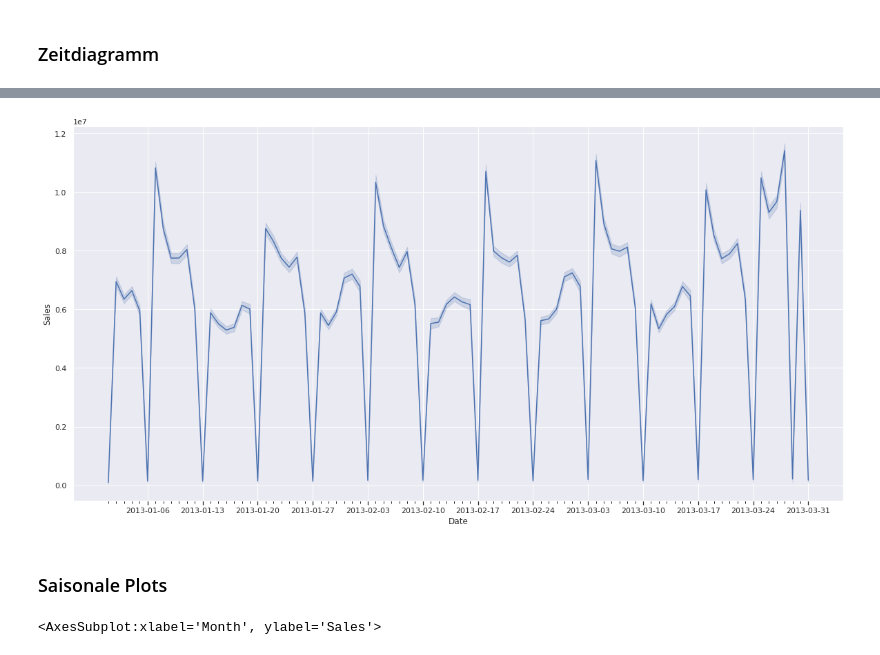
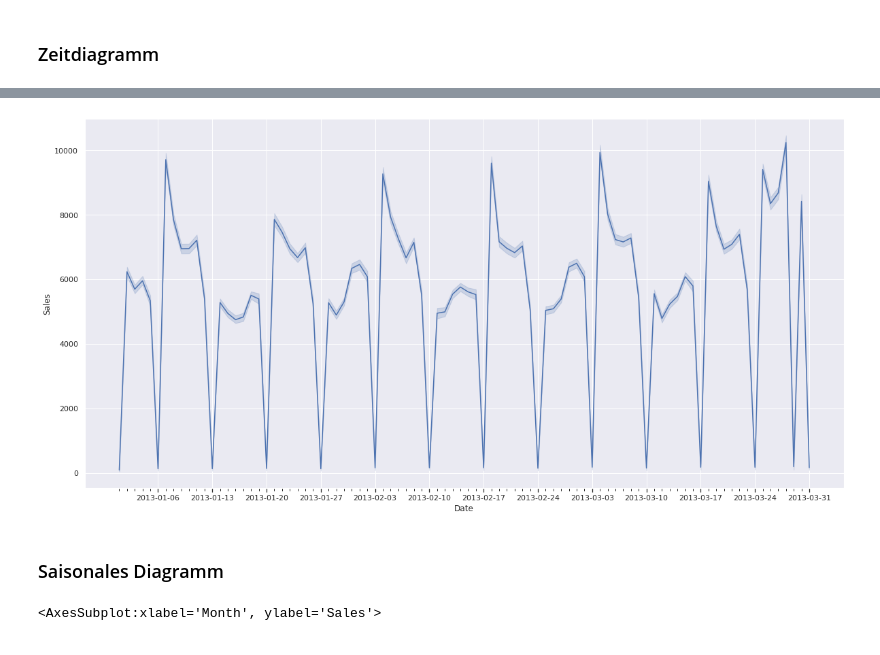
Before and after one commit to schemm/forecasting, a Jupyter notebook: RossmannStoreSales.ipynb, the cells around one changed output, grey strips where cells are left out. Drawn from its saved outputs; the diff is of its cells as text; code cells hidden in the pictures.

```diff
--- a/RossmannStoreSales.ipynb
+++ b/RossmannStoreSales.ipynb
@@ -150,14 +145,14 @@ sns.lineplot(x = 'Date', y = 'Sales', data = demand, estimator = 'sum')
 # %%
 data = demand.loc['2013-01':'2013-03']
-g = sns.lineplot(x = 'Date', y = 'Sales', data = data, estimator = 'sum')
+g = sns.lineplot(x = 'Date', y = 'Sales', data = data, estimator = 'mean')
 
 g.tick_params(which="both", bottom=True)
 _ = g.set_xticks(pd.date_range(start = data.index.min(), end = data.index.max(), freq = 'W'), minor = False)
 _ = g.set_xticks(pd.date_range(start = data.index.min(), end = data.index.max(), freq = 'D'), minor = True)
 # %% [output]
-[figure, old version]
+[figure, new version]
-# %% [markdown]
-### Saisonale Plots
+# %% [markdown]
+### Saisonales Diagramm
 # %%
 seasons = demand.groupby([pd.Grouper(freq='A'), pd.Grouper(freq='M')]).sum()
 seasons.index.set_names(['Year', 'Month'], inplace = True)
```
Also changed, not shown: parts of 14 cells of this notebook, 1 other file.
